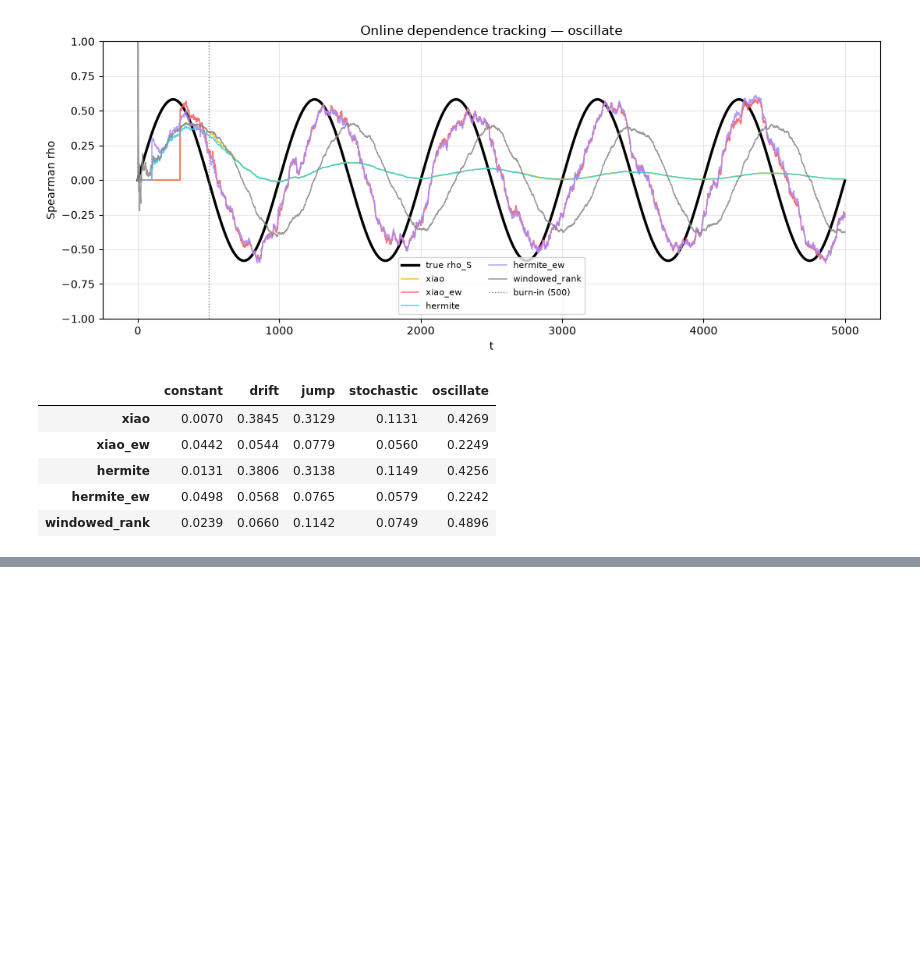
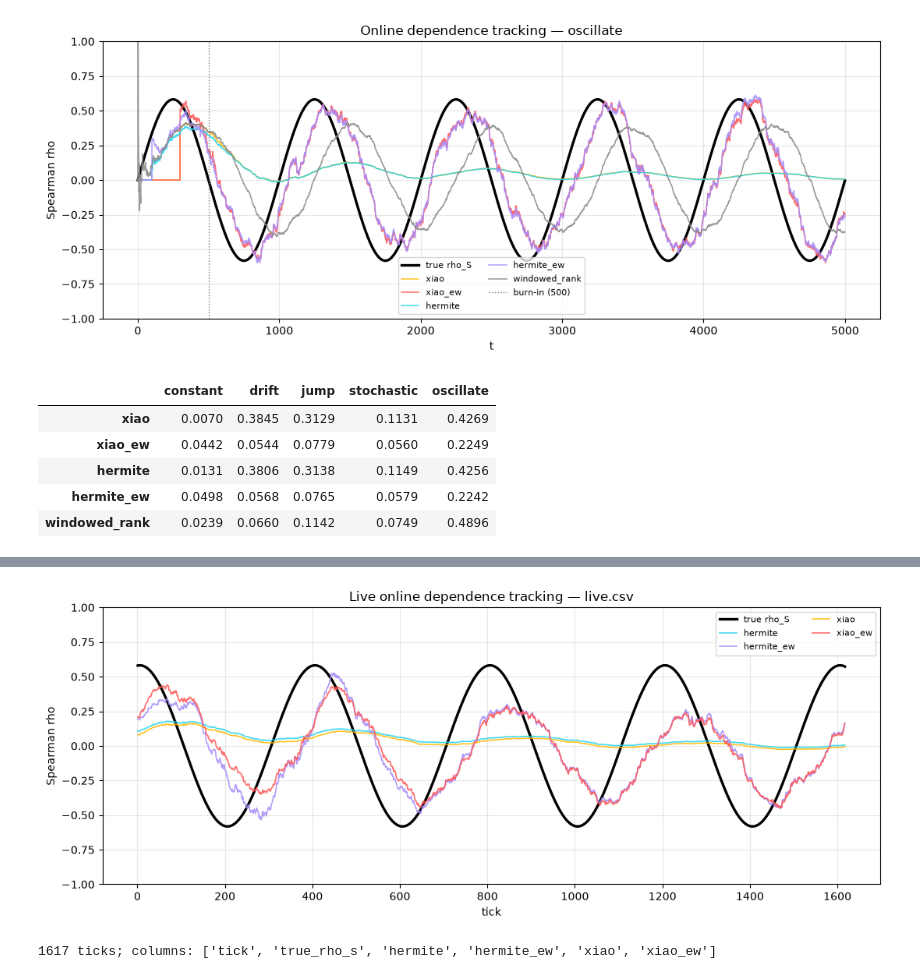
Before and after one commit to sallyysun/datastreamer, a Jupyter notebook: src/experiments/analysis.ipynb, the cells around one changed output, grey strips where cells are left out. Cells and saved outputs as stored; diff of their text form; code cells hidden in the pictures; blank space fills up the shorter version.

```diff
--- a/src/experiments/analysis.ipynb
+++ b/src/experiments/analysis.ipynb
@@ -53,7 +52,7 @@ def load(scenario):
     return pd.read_csv(path)
 
 def estimator_cols(df):
-    return [c for c in df.columns if c not in ('t', 'true_rho_s')]
+    return [c for c in df.columns if c not in ('t', 'tick', 'true_rho_s')]
 
 def plot_scenario(scenario):
     df = load(scenario)
@@ -106,0 +117,25 @@ summary.style.format('{:.4f}').background_gradient(cmap='RdYlGn_r', axis=None) i
+# %%
+def plot_live(path='live.csv'):
+    # Accept a bare filename (resolved against the repo root) or a full path.
+    if not os.path.isabs(path) and not os.path.exists(path):
+        path = os.path.join(DATA_DIR, path)
+    df = pd.read_csv(path)
+    x = 'tick' if 'tick' in df.columns else 't'
+    plt.figure(figsize=(11, 4.5))
+    plt.plot(df[x], df['true_rho_s'], color='black', lw=2.4, label='true rho_S')
+    for col in estimator_cols(df):
+        plt.plot(df[x], df[col], lw=1.2, alpha=0.85, color=COLORS.get(col), label=col)
+    plt.xlabel(x); plt.ylabel('Spearman rho'); plt.ylim(-1, 1)
+    plt.title(f'Live online dependence tracking — {os.path.basename(path)}')
+    plt.legend(loc='best', fontsize=8, ncol=2); plt.grid(alpha=0.3)
+    plt.tight_layout(); plt.show()
+    return df
+
+try:
+    live = plot_live('live.csv')
+    print(f'{len(live)} ticks; columns: {list(live.columns)}')
+except FileNotFoundError:
+    print('no live.csv — capture one with: python src/experiments/live_probe.py --csv live.csv')
+# %% [output]
+[figure, added]
+1617 ticks; columns: ['tick', 'true_rho_s', 'hermite', 'hermite_ew', 'xiao', 'xiao_ew']
```
Also changed, not shown: parts of 2 cells of this notebook, 2 other files.
